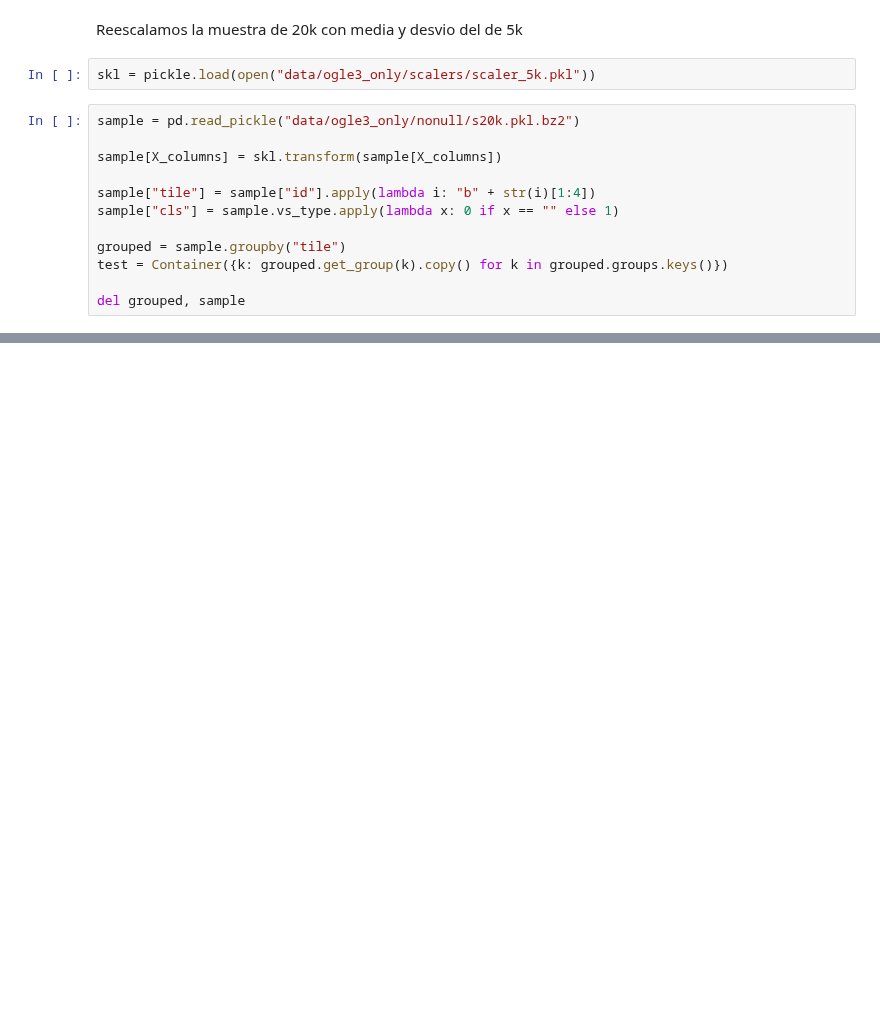
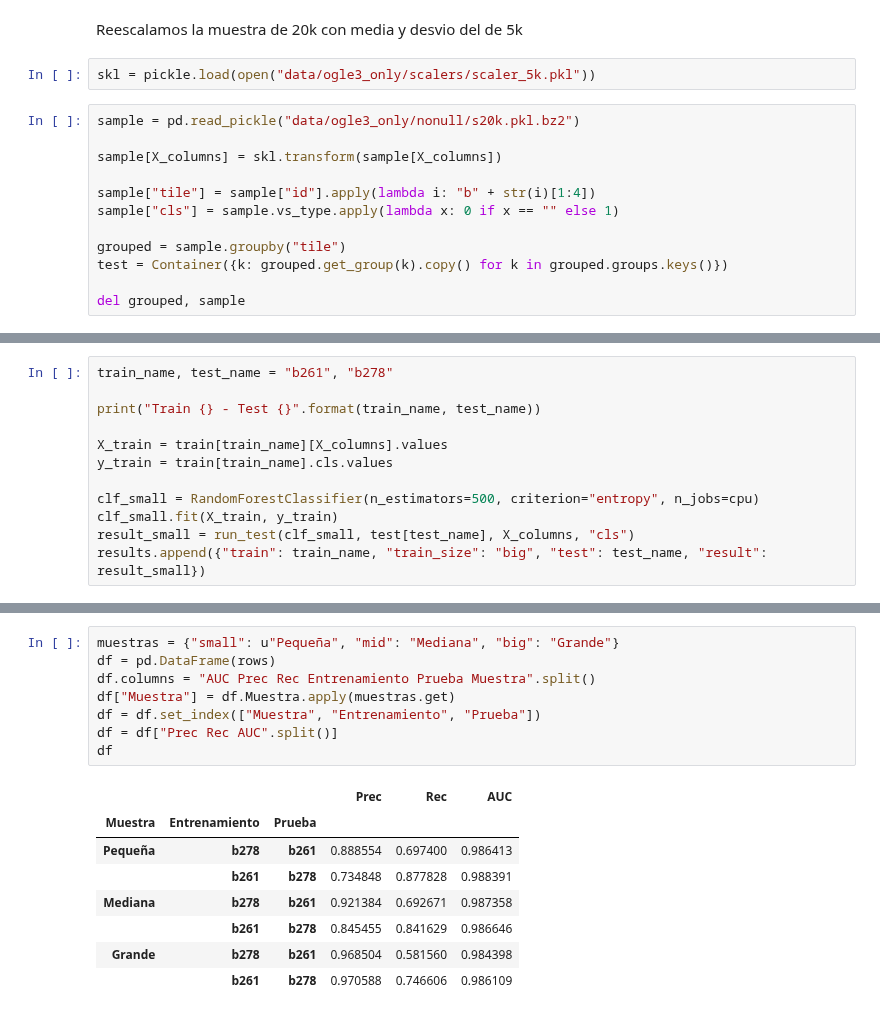
Before and after one commit to carpyncho/vvv_gen_catalog, a Jupyter notebook: 04_rf_trains_testb-Copy1.ipynb, the cells around one changed output, grey strips where cells are left out. Cells and saved outputs as stored; diff of their text form; blank space fills up the shorter version.

```diff
--- a/04_rf_trains_testb-Copy1.ipynb
+++ b/04_rf_trains_testb-Copy1.ipynb
@@ -154,0 +222,12 @@ roc({"5K vs. 20K": result_med, "2.5K vs. 20K": result_small})
+# %%
+train_name, test_name = "b261", "b278"
+
+print("Train {} - Test {}".format(train_name, test_name))
+
+X_train = train[train_name][X_columns].values
+y_train = train[train_name].cls.values
+
+clf_small = RandomForestClassifier(n_estimators=500, criterion="entropy", n_jobs=cpu)
+clf_small.fit(X_train, y_train)
+result_small = run_test(clf_small, test[test_name], X_columns, "cls")
+results.append({"train": train_name, "train_size": "big", "test": test_name, "result": result_small})
@@ -154,0 +286,17 @@ roc({"5K vs. 20K": result_med, "2.5K vs. 20K": result_small})
+# %%
+muestras = {"small": u"Pequeña", "mid": "Mediana", "big": "Grande"}
+df = pd.DataFrame(rows)
+df.columns = "AUC Prec Rec Entrenamiento Prueba Muestra".split()
+df["Muestra"] = df.Muestra.apply(muestras.get)
+df = df.set_index(["Muestra", "Entrenamiento", "Prueba"])
+df = df["Prec Rec AUC".split()]
+df
+# %% [output]
+|  |  |  | Prec | Rec | AUC |
+| Muestra | Entrenamiento | Prueba |  |  |  |
+| Pequeña | b278 | b261 | 0.888554 | 0.697400 | 0.986413 |
+|  | b261 | b278 | 0.734848 | 0.877828 | 0.988391 |
+| Mediana | b278 | b261 | 0.921384 | 0.692671 | 0.987358 |
+|  | b261 | b278 | 0.845455 | 0.841629 | 0.986646 |
+| Grande | b278 | b261 | 0.968504 | 0.581560 | 0.984398 |
+|  | b261 | b278 | 0.970588 | 0.746606 | 0.986109 |
```
Also changed, not shown: parts of 25 cells of this notebook, 12 other files.
